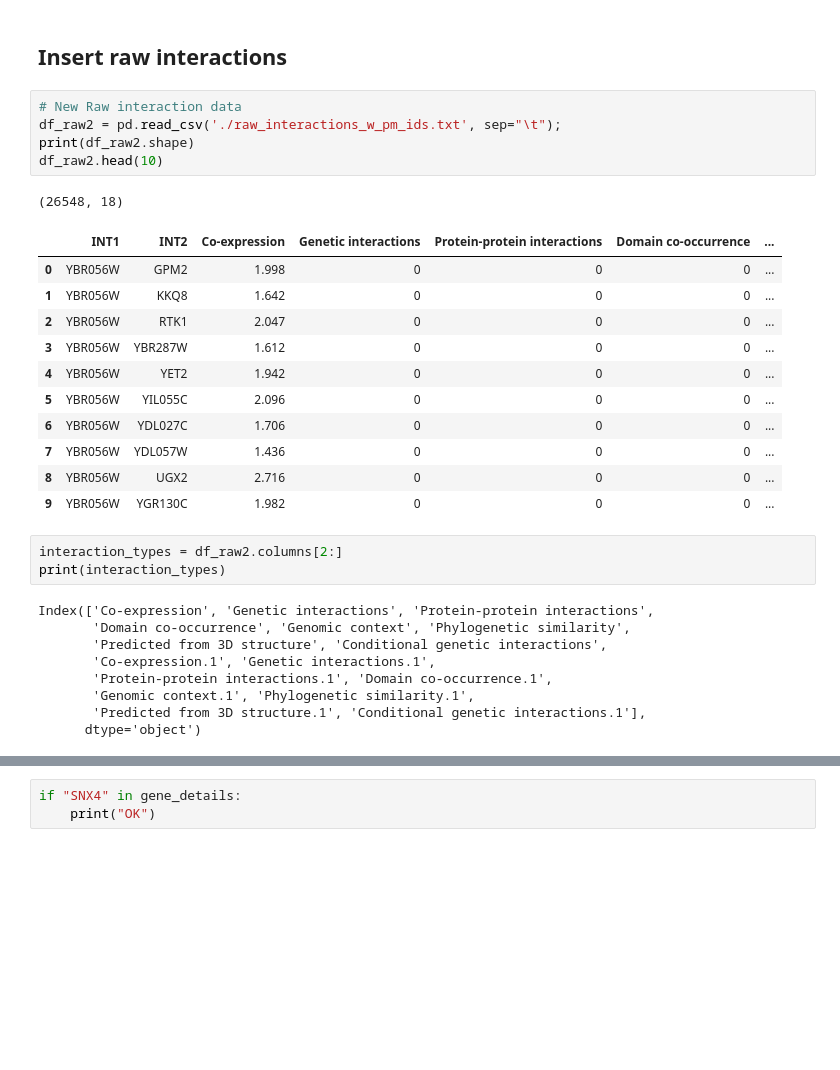
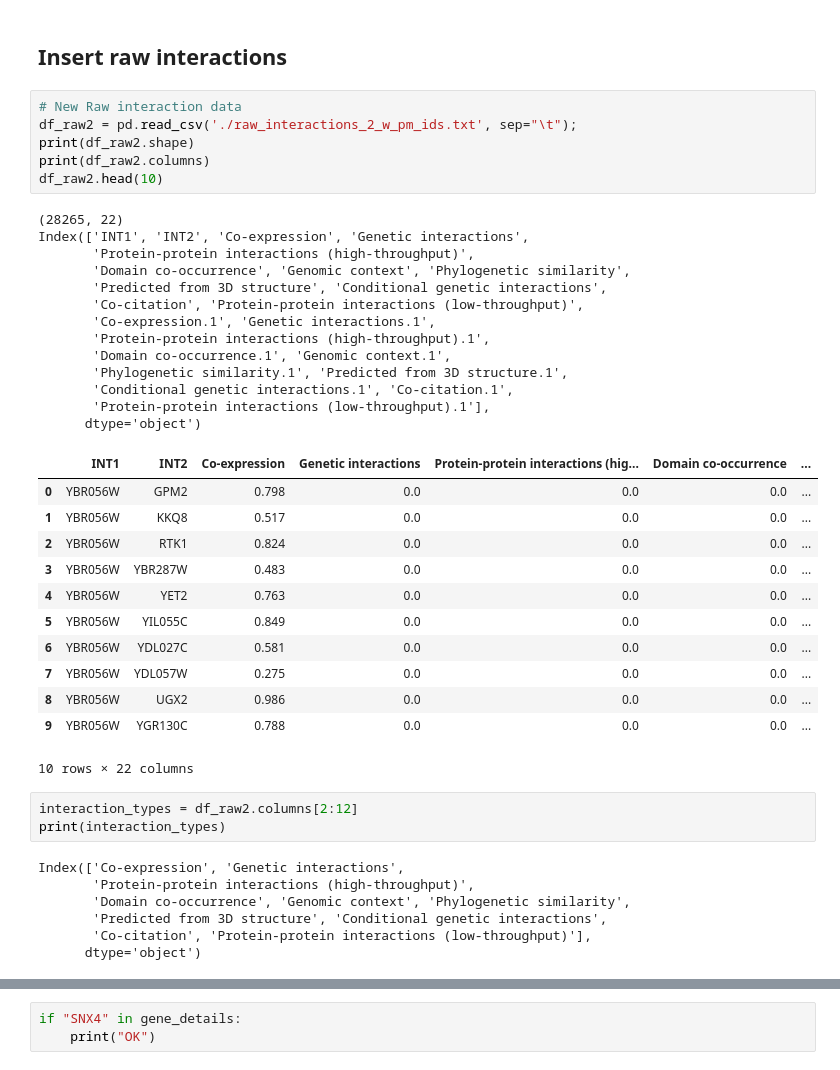
Before and after one commit to Synergetic-ai/ontology-data-generators, a Jupyter notebook: neo4j_database_builder-final.ipynb, the cells around one changed output, grey strips where cells are left out. Drawn from its saved outputs; the diff is of its cells as text; blank space fills up the shorter version.

Commit message:
Raw interaction file and notebook for it had been updated.

```diff
--- a/neo4j_database_builder3.ipynb
+++ b/neo4j_database_builder-final.ipynb
@@ -258,33 +259,45 @@ for n in results4:
 ## Insert raw interactions
 # %%
 # New Raw interaction data
-df_raw2 = pd.read_csv('./raw_interactions_w_pm_ids.txt', sep="\t");
+df_raw2 = pd.read_csv('./raw_interactions_2_w_pm_ids.txt', sep="\t");
 print(df_raw2.shape)
+print(df_raw2.columns)
 df_raw2.head(10)
 # %% [output]
-(26548, 18)
+(28265, 22)
+Index(['INT1', 'INT2', 'Co-expression', 'Genetic interactions',
+       'Protein-protein interactions (high-throughput)',
+       'Domain co-occurrence', 'Genomic context', 'Phylogenetic similarity',
+       'Predicted from 3D structure', 'Conditional genetic interactions',
+       'Co-citation', 'Protein-protein interactions (low-throughput)',
+       'Co-expression.1', 'Genetic interactions.1',
+       'Protein-protein interactions (high-throughput).1',
+       'Domain co-occurrence.1', 'Genomic context.1',
+       'Phylogenetic similarity.1', 'Predicted from 3D structure.1',
+       'Conditional genetic interactions.1', 'Co-citation.1',
+       'Protein-protein interactions (low-throughput).1'],
+      dtype='object')
-|  | INT1 | INT2 | Co-expression | Genetic interactions | Protein-protein interactions | Domain co-occurrence | ... |
-| 0 | YBR056W | GPM2 | 1.998 | 0 | 0 | 0 | ... |
-| 1 | YBR056W | KKQ8 | 1.642 | 0 | 0 | 0 | ... |
-| 2 | YBR056W | RTK1 | 2.047 | 0 | 0 | 0 | ... |
-| 3 | YBR056W | YBR287W | 1.612 | 0 | 0 | 0 | ... |
-| 4 | YBR056W | YET2 | 1.942 | 0 | 0 | 0 | ... |
-| 5 | YBR056W | YIL055C | 2.096 | 0 | 0 | 0 | ... |
-| 6 | YBR056W | YDL027C | 1.706 | 0 | 0 | 0 | ... |
-| 7 | YBR056W | YDL057W | 1.436 | 0 | 0 | 0 | ... |
-| 8 | YBR056W | UGX2 | 2.716 | 0 | 0 | 0 | ... |
-| 9 | YBR056W | YGR130C | 1.982 | 0 | 0 | 0 | ... |
+|  | INT1 | INT2 | Co-expression | Genetic interactions | Protein-protein interactions (hig... | Domain co-occurrence | ... |
+| 0 | YBR056W | GPM2 | 0.798 | 0.0 | 0.0 | 0.0 | ... |
+| 1 | YBR056W | KKQ8 | 0.517 | 0.0 | 0.0 | 0.0 | ... |
+| 2 | YBR056W | RTK1 | 0.824 | 0.0 | 0.0 | 0.0 | ... |
+| 3 | YBR056W | YBR287W | 0.483 | 0.0 | 0.0 | 0.0 | ... |
+| 4 | YBR056W | YET2 | 0.763 | 0.0 | 0.0 | 0.0 | ... |
+| 5 | YBR056W | YIL055C | 0.849 | 0.0 | 0.0 | 0.0 | ... |
+| 6 | YBR056W | YDL027C | 0.581 | 0.0 | 0.0 | 0.0 | ... |
+| 7 | YBR056W | YDL057W | 0.275 | 0.0 | 0.0 | 0.0 | ... |
+| 8 | YBR056W | UGX2 | 0.986 | 0.0 | 0.0 | 0.0 | ... |
+| 9 | YBR056W | YGR130C | 0.788 | 0.0 | 0.0 | 0.0 | ... |
+10 rows × 22 columns
 # %%
-interaction_types = df_raw2.columns[2:]
+interaction_types = df_raw2.columns[2:12]
 print(interaction_types)
 # %% [output]
-Index(['Co-expression', 'Genetic interactions', 'Protein-protein interactions',
+Index(['Co-expression', 'Genetic interactions',
+       'Protein-protein interactions (high-throughput)',
        'Domain co-occurrence', 'Genomic context', 'Phylogenetic similarity',
        'Predicted from 3D structure', 'Conditional genetic interactions',
-       'Co-expression.1', 'Genetic interactions.1',
-       'Protein-protein interactions.1', 'Domain co-occurrence.1',
-       'Genomic context.1', 'Phylogenetic similarity.1',
-       'Predicted from 3D structure.1', 'Conditional genetic interactions.1'],
+       'Co-citation', 'Protein-protein interactions (low-throughput)'],
       dtype='object')
 # %%
 def create_edges(source, target, row, headers, g):
```
Also changed, not shown: parts of 5 cells of this notebook, 1 other file.
